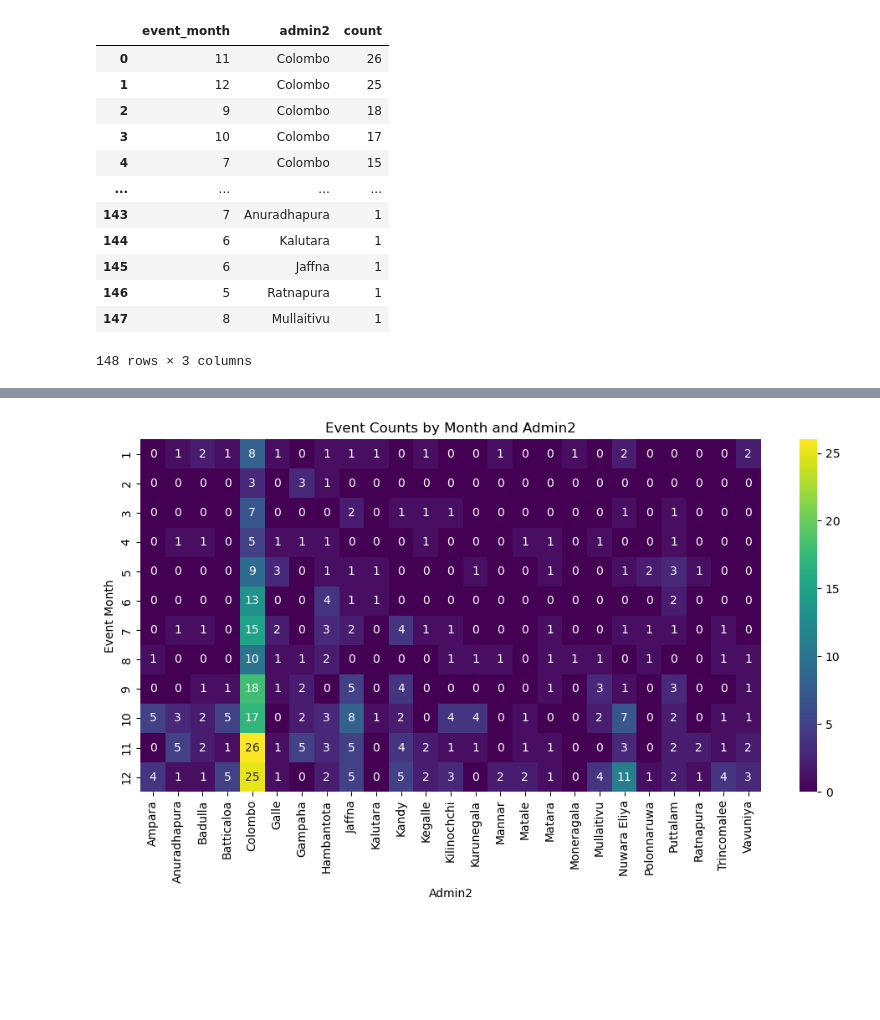
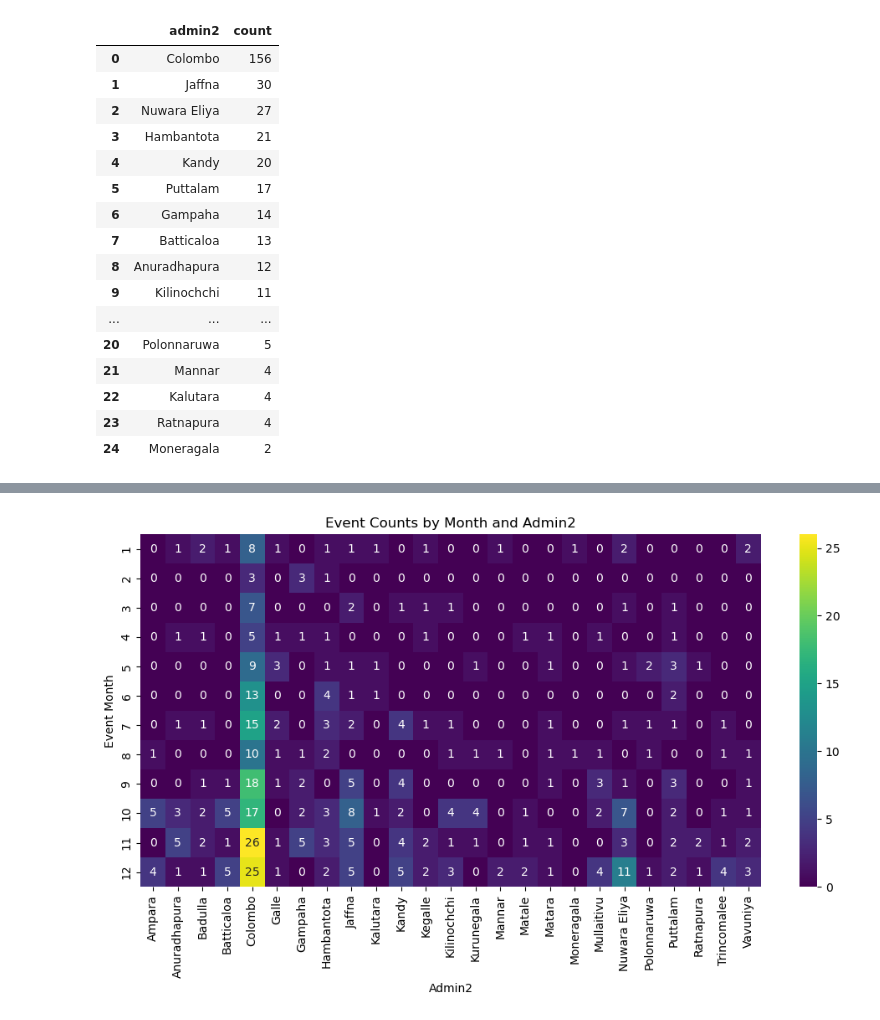
Before and after one commit to MIMI-wfp/sri_lanka, a Jupyter notebook: src/python/acled_variables.ipynb, the cells around one changed output, grey strips where cells are left out. Saved outputs shown, nothing was run; the diff lists cells and outputs as text; code cells hidden in the pictures; blank space fills up the shorter version.

Commit message:
acled

```diff
--- a/src/python/acled_variables.ipynb
+++ b/src/python/acled_variables.ipynb
@@ -33,26 +30,34 @@ adm2_average = pd.read_csv("../../data/processed/adm2_average.csv")
 # %%
 acled_data['event_date'] = pd.to_datetime(acled_data['event_date'], format='%Y-%m-%d')
 acled_data['event_month'] = acled_data['event_date'].dt.month
 acled_data
 # count the number of events per month
 # acled_data.groupby('event_month')
 acled_counts2018 = acled_data[['event_month','admin2']].value_counts()
 acled_counts2018 = pd.DataFrame(acled_counts2018).reset_index()
 acled_counts2018
+
+acled_counts2018_noseason = acled_data[['admin2']].value_counts()
+acled_counts2018_noseason = pd.DataFrame(acled_counts2018_noseason).reset_index()
+acled_counts2018_noseason
 # %% [output]
-|  | event_month | admin2 | count |
-| 0 | 11 | Colombo | 26 |
-| 1 | 12 | Colombo | 25 |
-| 2 | 9 | Colombo | 18 |
-| 3 | 10 | Colombo | 17 |
-| 4 | 7 | Colombo | 15 |
-| ... | ... | ... | ... |
-| 143 | 7 | Anuradhapura | 1 |
-| 144 | 6 | Kalutara | 1 |
-| 145 | 6 | Jaffna | 1 |
-| 146 | 5 | Ratnapura | 1 |
-| 147 | 8 | Mullaitivu | 1 |
+|  | admin2 | count |
+| 0 | Colombo | 156 |
+| 1 | Jaffna | 30 |
+| 2 | Nuwara Eliya | 27 |
+| 3 | Hambantota | 21 |
+| 4 | Kandy | 20 |
+| 5 | Puttalam | 17 |
+| 6 | Gampaha | 14 |
+| 7 | Batticaloa | 13 |
+| 8 | Anuradhapura | 12 |
+| 9 | Kilinochchi | 11 |
+| ... | ... | ... |
+| 20 | Polonnaruwa | 5 |
+| 21 | Mannar | 4 |
+| 22 | Kalutara | 4 |
+| 23 | Ratnapura | 4 |
+| 24 | Moneragala | 2 |
-148 rows × 3 columns
 # %%
 # look at types of acled variable
 
```
Also changed, not shown: parts of 13 cells of this notebook.
